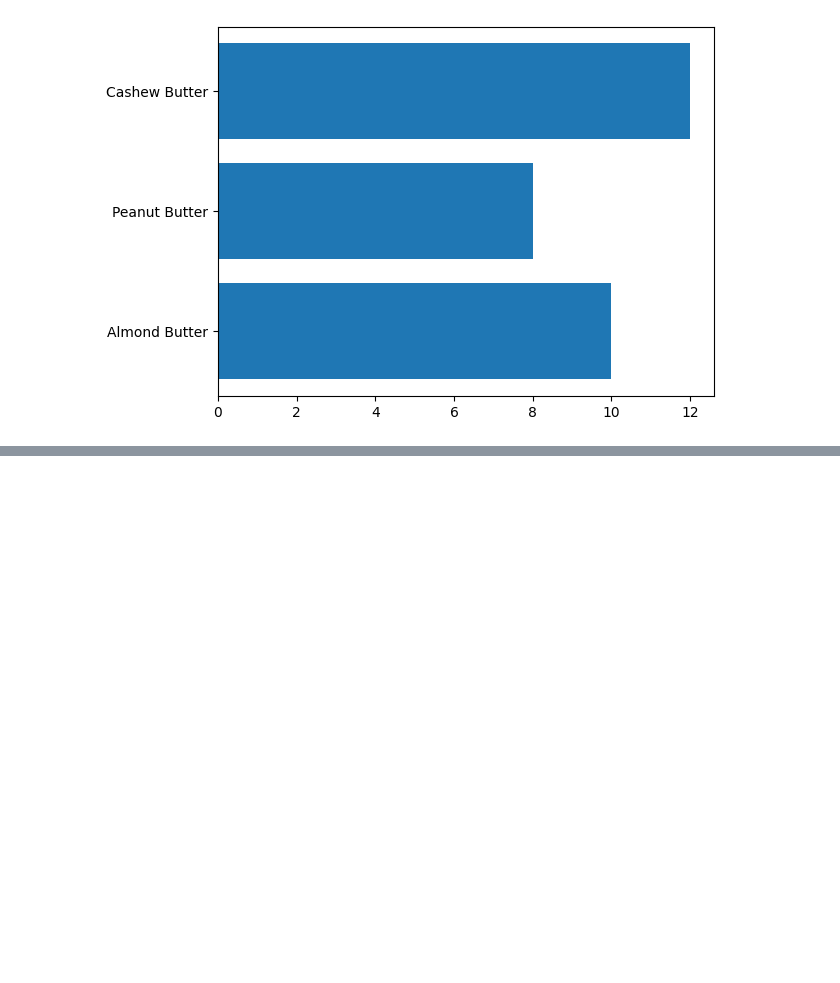
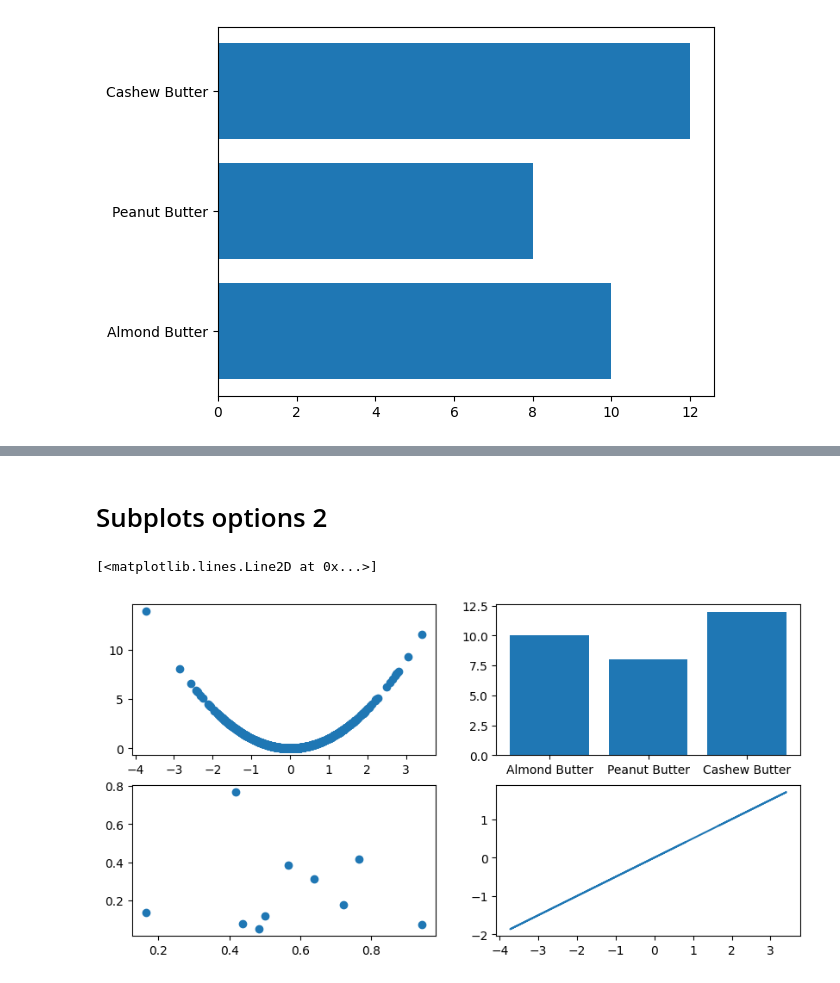
Before and after one commit to EslamKamel89/MLPlayground, a Jupyter notebook: SEC08_Matplotlib_Plotting_and_Data_Visualization.ipynb, the cells around one changed output, grey strips where cells are left out. Cells and saved outputs as stored; diff of their text form; code cells hidden in the pictures; blank space fills up the shorter version.

Commit message:
chore(nb): update matplotlib notebook outputs
- Refresh figure outputs and execution counts
- Update histogram and subplot visualizations

```diff
--- a/SEC08_Matplotlib_Plotting_and_Data_Visualization.ipynb
+++ b/SEC08_Matplotlib_Plotting_and_Data_Visualization.ipynb
@@ -198,0 +199,11 @@ ax4.hist(np.random.randn(1000))
+# %% [markdown]
+# Subplots options 2
+# %%
+fig , ax = plt.subplots(nrows= 2 , ncols= 2 , figsize=(10,5))
+ax[0,0].scatter(x , x ** 2)
+ax[0,1].bar(prices.keys() , prices.values())
+ax[1,0].scatter(np.random.random(10), np.random.random(10))
+ax[1,1].plot(x , x /2)
+# %% [output]
+[<matplotlib.lines.Line2D at 0x...>]
+[figure, added]
```
Also changed, not shown: parts of 2 cells of this notebook.
